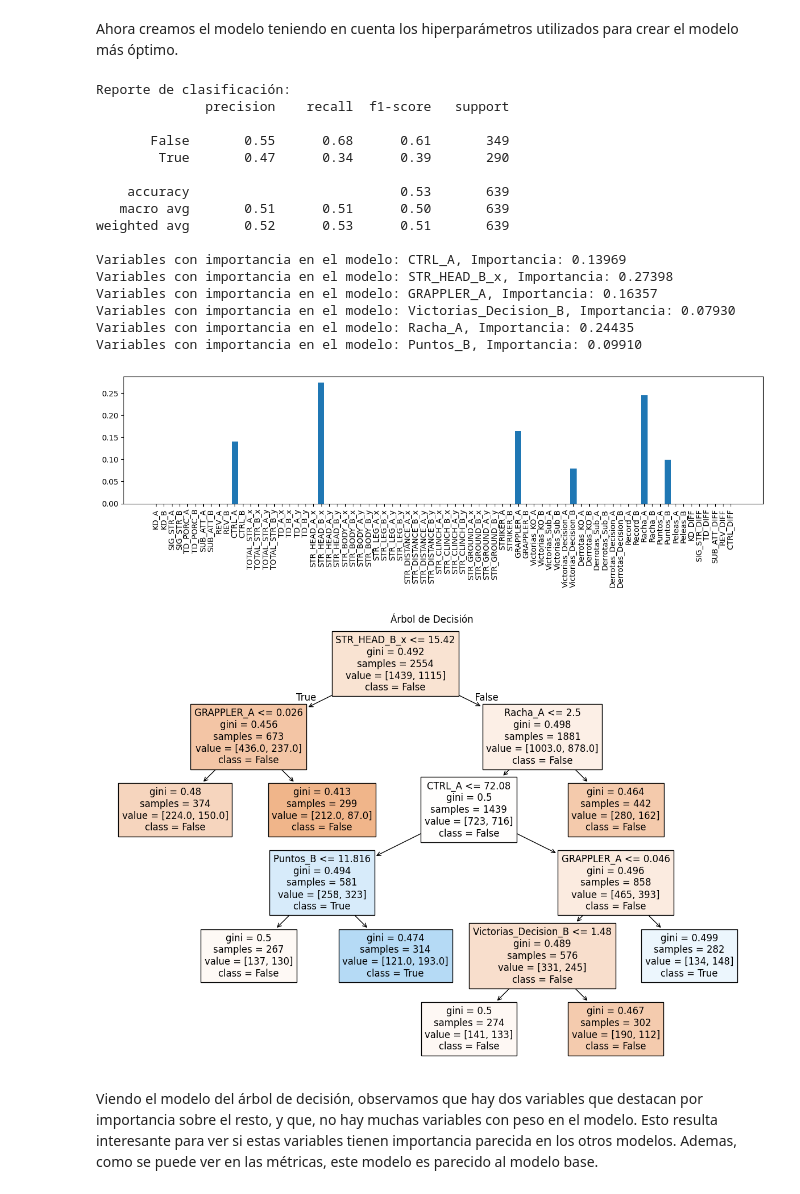
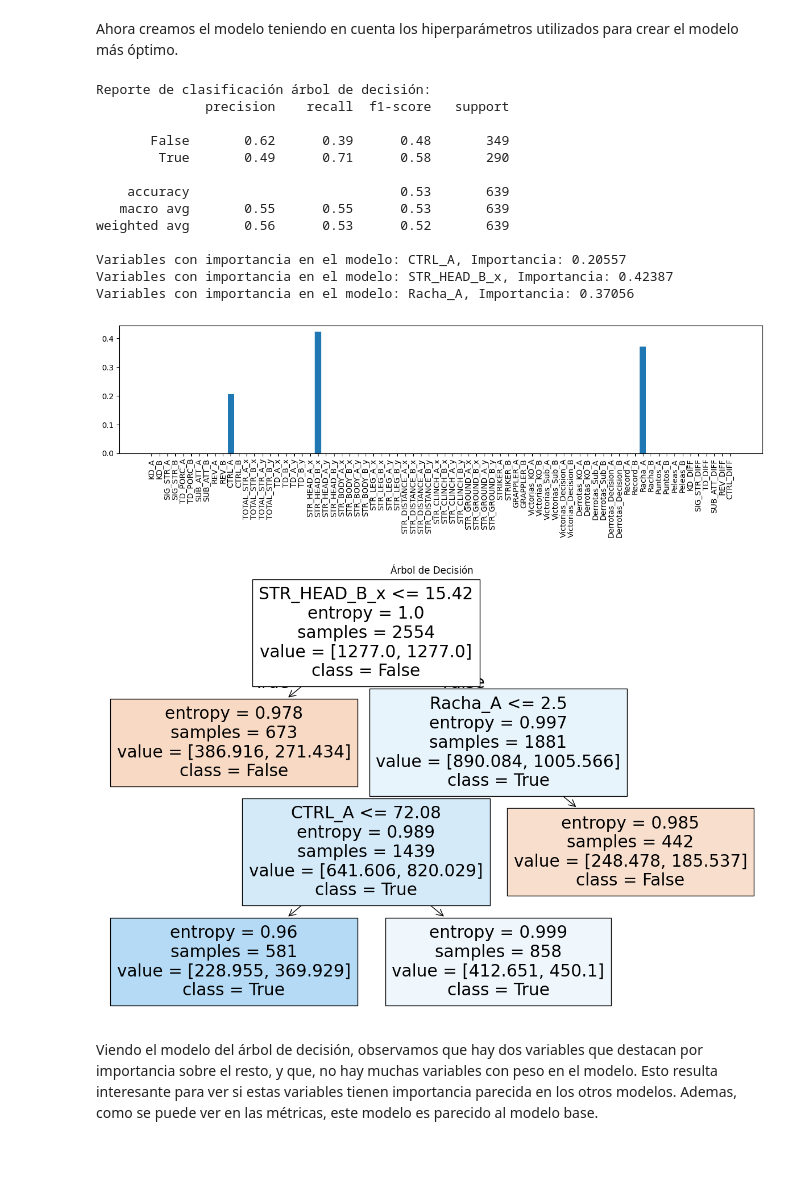
Before and after one commit to UCM-GIDIA-PD1/c2425-R4, a Jupyter notebook: src/evaluacion/P2/evaluacion_P2.ipynb, the cells around one changed output. Cells and saved outputs as stored; diff of their text form; code cells hidden in the pictures; blank space fills up the shorter version.

Commit message:
Cambio hiperparametros en árbol y xgboost

```diff
--- a/src/evaluacion/P2/evaluacion_P2.ipynb
+++ b/src/evaluacion/P2/evaluacion_P2.ipynb
@@ -116,15 +117,17 @@ y_test_arbol = test['WINNER']
 Ahora creamos el modelo teniendo en cuenta los hiperparámetros utilizados para crear el modelo más óptimo.
 # %%
 # Definir modelo base
+
 arbol = DecisionTreeClassifier(
-    criterion = 'gini',  # Función para medir la calidad de la división
-    max_depth = 5,  # Profundidad máxima del árbol
+    criterion = 'entropy',  # Función para medir la calidad de la división
+    max_depth = 3,  # Profundidad máxima del árbol
     min_samples_split = 2,  # Mínimo de muestras para dividir un nodo
-    min_samples_leaf = 1,  # Mínimo de muestras en una hoja
-    min_weight_fraction_leaf = 0.1,
+    min_samples_leaf = 13,  # Mínimo de muestras en una hoja
+    min_weight_fraction_leaf = 0.14,
     splitter = 'best',
-    class_weight = None,  # Ajuste de pesos por clase
+    class_weight = {np.False_: np.float64(0.8874218207088256), np.True_: np.float64(1.1452914798206277)},
     max_features = None,
+	min_impurity_decrease = 0,
     random_state  =42
 )
 
@@ -133,46 +136,43 @@ arbol = DecisionTreeClassifier(
 arbol.fit(X_train_arbol, y_train_arbol)
 
 y_pred_arbol = arbol.predict(X_test_arbol)
 
 print("Reporte de clasificación árbol de decisión:")
 print(classification_report(y_test_arbol, y_pred_arbol))
 
 importance = arbol.feature_importances_
 feature_names=X_train_arbol.columns
 for i,v in enumerate(importance):
 	if v > 0:
 	    print('Variables con importancia en el modelo: %s, Importancia: %.5f' % (feature_names[i],v))
 
 #Visualización de las variables más importantes
 plt.figure(figsize=(15, 3))
 plt.bar([x for x in range(len(importance))], importance, tick_label = feature_names)
 plt.xticks(rotation = 90)
 plt.show()
 
 #Visualización del árbol
 plt.figure(figsize=(15, 10))
 plot_tree(arbol, filled=True, feature_names=X_train_arbol.columns, class_names=[str(i) for i in np.unique(y_train_arbol)])
 plt.title('Árbol de Decisión')
 plt.show()
 # %% [output]
-Reporte de clasificación:
+Reporte de clasificación árbol de decisión:
               precision    recall  f1-score   support
 
-       False       0.55      0.68      0.61       349
-        True       0.47      0.34      0.39       290
+       False       0.62      0.39      0.48       349
+        True       0.49      0.71      0.58       290
 
     accuracy                           0.53       639
-   macro avg       0.51      0.51      0.50       639
-weighted avg       0.52      0.53      0.51       639
+   macro avg       0.55      0.55      0.53       639
+weighted avg       0.56      0.53      0.52       639
 
-Variables con importancia en el modelo: CTRL_A, Importancia: 0.13969
-Variables con importancia en el modelo: STR_HEAD_B_x, Importancia: 0.27398
-Variables con importancia en el modelo: GRAPPLER_A, Importancia: 0.16357
-Variables con importancia en el modelo: Victorias_Decision_B, Importancia: 0.07930
-Variables con importancia en el modelo: Racha_A, Importancia: 0.24435
-Variables con importancia en el modelo: Puntos_B, Importancia: 0.09910
+Variables con importancia en el modelo: CTRL_A, Importancia: 0.20557
+Variables con importancia en el modelo: STR_HEAD_B_x, Importancia: 0.42387
+Variables con importancia en el modelo: Racha_A, Importancia: 0.37056
-[figure, old version]
+[figure, new version]
-[figure, old version]
+[figure, new version]
 # %% [markdown]
 Viendo el modelo del árbol de decisión, observamos que hay dos variables que destacan por importancia sobre el resto, y que, no hay muchas variables con peso en el modelo. Esto resulta interesante para ver si estas variables tienen importancia parecida en los otros modelos. Ademas, como se puede ver en las métricas, este modelo es parecido al modelo base.
 # %%
```
Also changed, not shown: parts of 10 cells of this notebook.
